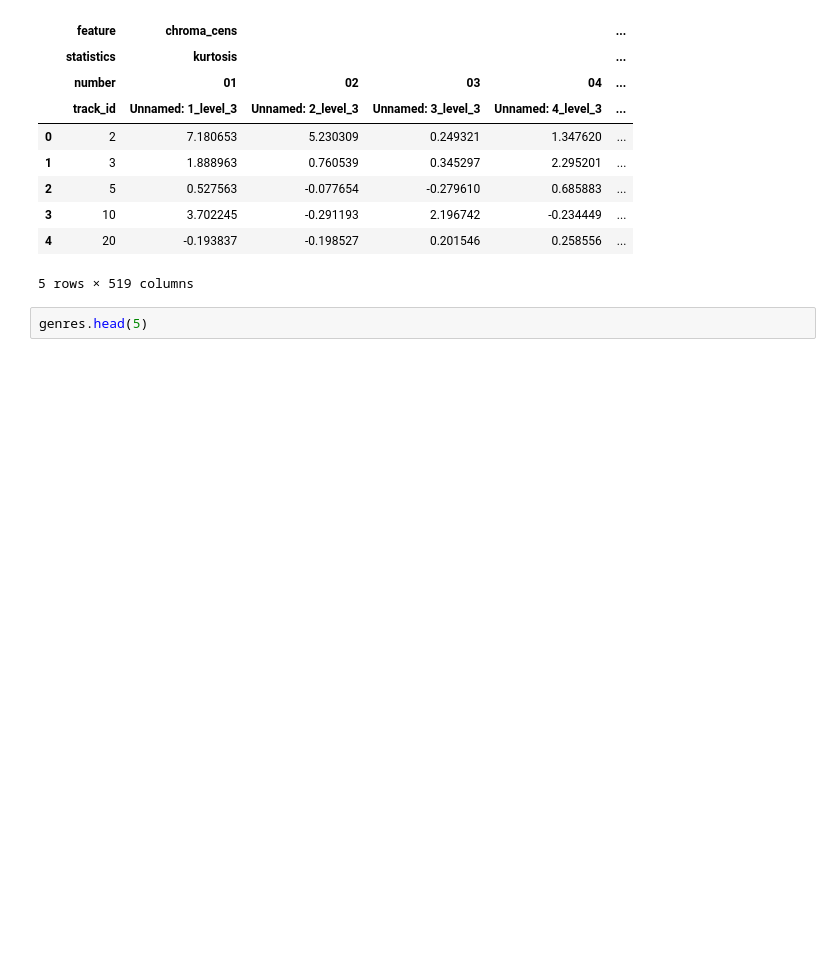
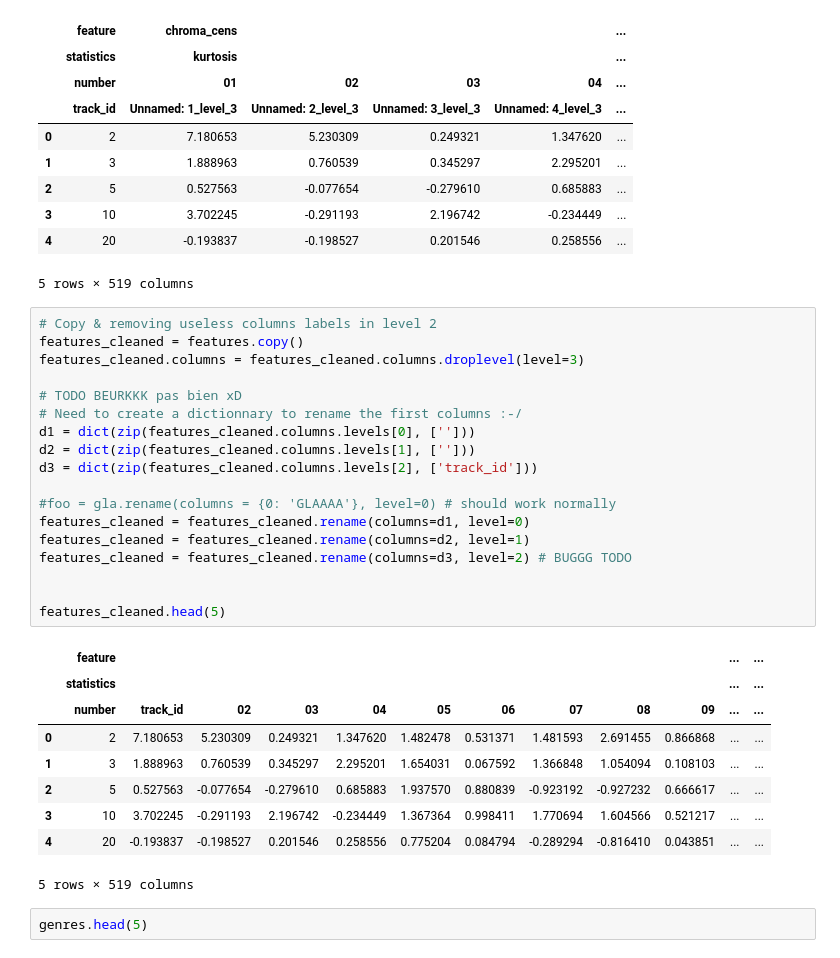
Before and after one commit to TTimTT/NTDS_Project, a Jupyter notebook: milestones_1/Tim_network_properties.ipynb, the cells around one changed output. Cells and saved outputs as stored; diff of their text form; blank space fills up the shorter version.

```diff
--- a/milestones_1/Tim_network_properties.ipynb
+++ b/milestones_1/Tim_network_properties.ipynb
@@ -92,6 +134,34 @@ features.head(5)
 | 3 | 10 | 3.702245 | -0.291193 | 2.196742 | -0.234449 | ... |
 | 4 | 20 | -0.193837 | -0.198527 | 0.201546 | 0.258556 | ... |
 5 rows × 519 columns
+# %%
+# Copy & removing useless columns labels in level 2
+features_cleaned = features.copy()
+features_cleaned.columns = features_cleaned.columns.droplevel(level=3)
+
+# TODO BEURKKK pas bien xD
+# Need to create a dictionnary to rename the first columns :-/
+d1 = dict(zip(features_cleaned.columns.levels[0], ['']))
+d2 = dict(zip(features_cleaned.columns.levels[1], ['']))
+d3 = dict(zip(features_cleaned.columns.levels[2], ['track_id']))
+
+#foo = gla.rename(columns = {0: 'GLAAAA'}, level=0) # should work normally
+features_cleaned = features_cleaned.rename(columns=d1, level=0)
+features_cleaned = features_cleaned.rename(columns=d2, level=1)
+features_cleaned = features_cleaned.rename(columns=d3, level=2) # BUGGG TODO
+
+
+features_cleaned.head(5)
+# %% [output]
+|  | feature |  |  |  |  |  |  |  |  |  | ... | ... |
+|  | statistics |  |  |  |  |  |  |  |  |  | ... | ... |
+|  | number | track_id | 02 | 03 | 04 | 05 | 06 | 07 | 08 | 09 | ... | ... |
+| 0 | 2 | 7.180653 | 5.230309 | 0.249321 | 1.347620 | 1.482478 | 0.531371 | 1.481593 | 2.691455 | 0.866868 | ... | ... |
+| 1 | 3 | 1.888963 | 0.760539 | 0.345297 | 2.295201 | 1.654031 | 0.067592 | 1.366848 | 1.054094 | 0.108103 | ... | ... |
+| 2 | 5 | 0.527563 | -0.077654 | -0.279610 | 0.685883 | 1.937570 | 0.880839 | -0.923192 | -0.927232 | 0.666617 | ... | ... |
+| 3 | 10 | 3.702245 | -0.291193 | 2.196742 | -0.234449 | 1.367364 | 0.998411 | 1.770694 | 1.604566 | 0.521217 | ... | ... |
+| 4 | 20 | -0.193837 | -0.198527 | 0.201546 | 0.258556 | 0.775204 | 0.084794 | -0.289294 | -0.816410 | 0.043851 | ... | ... |
+5 rows × 519 columns
 # %%
 genres.head(5)
 # %% [output]
```
Also changed, not shown: parts of 3 cells of this notebook.
